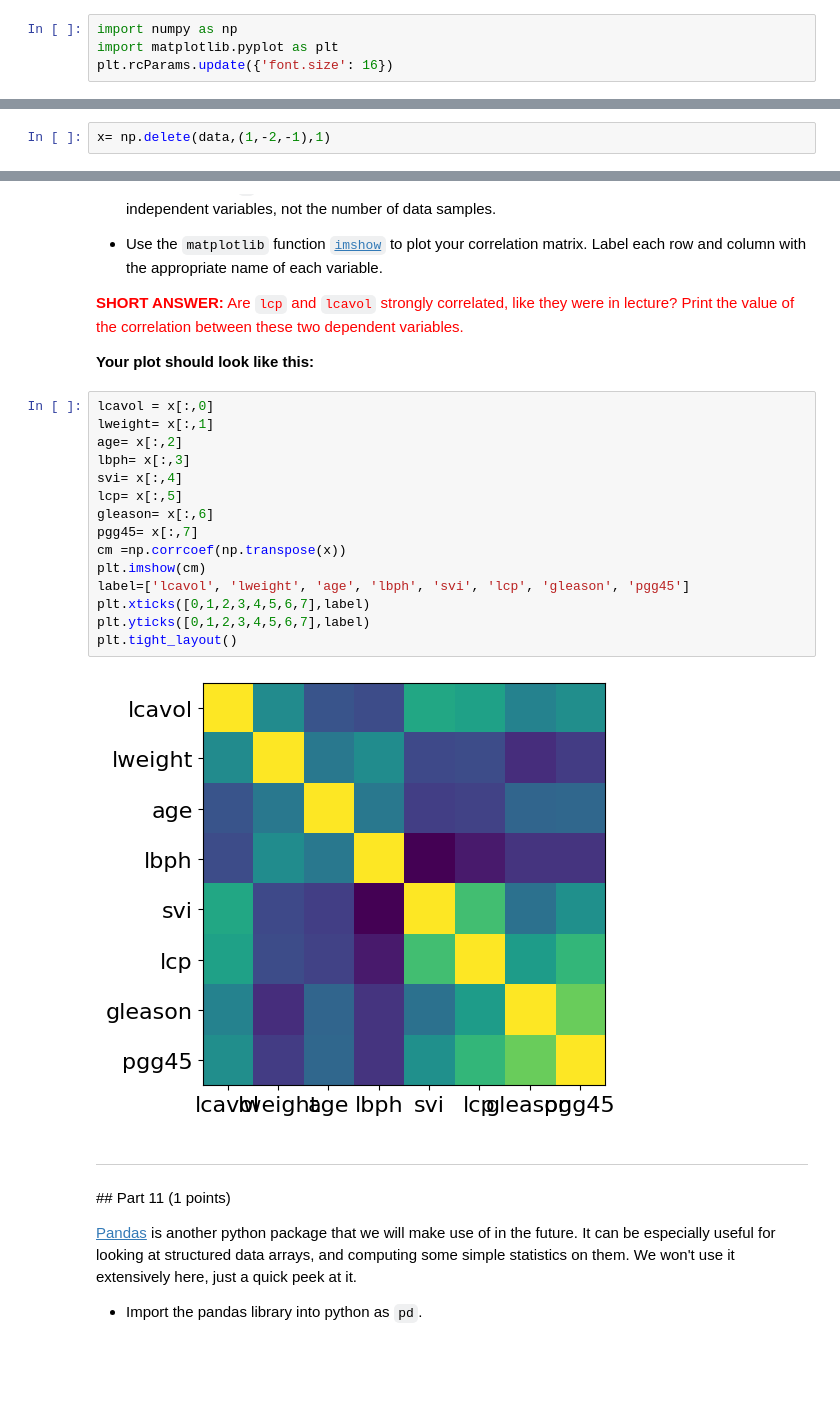
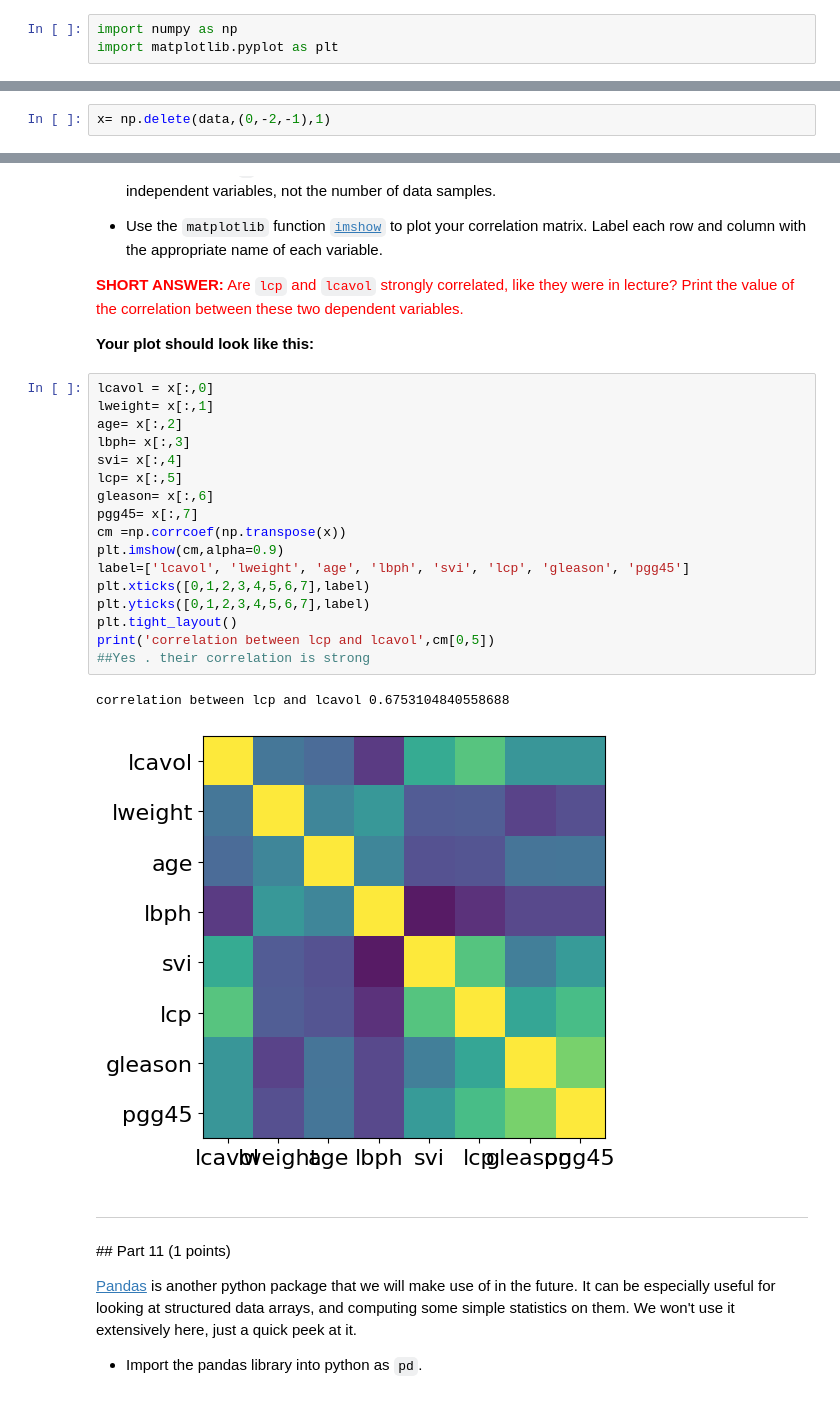
Before and after one commit to Urvi-M/BE559, a Jupyter notebook: Homework2_part3_v2.ipynb, the cells around one changed output, grey strips where cells are left out. Saved outputs shown, nothing was run; the diff lists cells and outputs as text; blank space fills up the shorter version.

```diff
--- a/Homework2_part3_v2.ipynb
+++ b/Homework2_part3_v2.ipynb
@@ -19,7 +19,6 @@ Load the libraries we've been using, and set the default font size to 16.
 # %%
 import numpy as np
 import matplotlib.pyplot as plt
-plt.rcParams.update({'font.size': 16})
 # %% [markdown]
 ---
 ## Part 1 (1 points)
@@ -303,7 +301,7 @@ data = np.genfromtxt('https://raw.githubusercontent.com/empathy87/The-Elements-o
 # %% [markdown]
 Some of the columns of this array contain features of the data that we don't need. Use the [np.delete](https://numpy.org/doc/stable/reference/generated/numpy.delete.html) function to create a new array called `X` that does not include the 1st, 2nd to last, and final columns of `data`.
 # %%
-x= np.delete(data,(1,-2,-1),1)
+x= np.delete(data,(0,-2,-1),1)
 # %% [markdown]
 ---
 ## Part 10 (2 points)
@@ -322,20 +320,23 @@ In class, we discussed the [correlation matrix](https://en.wikipedia.org/wiki/Co
 # %%
 lcavol = x[:,0]
 lweight= x[:,1]
 age= x[:,2]
 lbph= x[:,3]
 svi= x[:,4]
 lcp= x[:,5]
 gleason= x[:,6]
 pgg45= x[:,7]
 cm =np.corrcoef(np.transpose(x))
-plt.imshow(cm)
+plt.imshow(cm,alpha=0.9)
 label=['lcavol', 'lweight', 'age', 'lbph', 'svi', 'lcp', 'gleason', 'pgg45']
 plt.xticks([0,1,2,3,4,5,6,7],label)
 plt.yticks([0,1,2,3,4,5,6,7],label)
 plt.tight_layout()
+print('correlation between lcp and lcavol',cm[0,5])
+##Yes . their correlation is strong
 # %% [output]
+correlation between lcp and lcavol 0.6753104840558688
-[figure, old version]
+[figure, new version]
 # %% [markdown]
 ---
 ## Part 11 (1 points)
```
Also changed, not shown: parts of 21 cells of this notebook.
